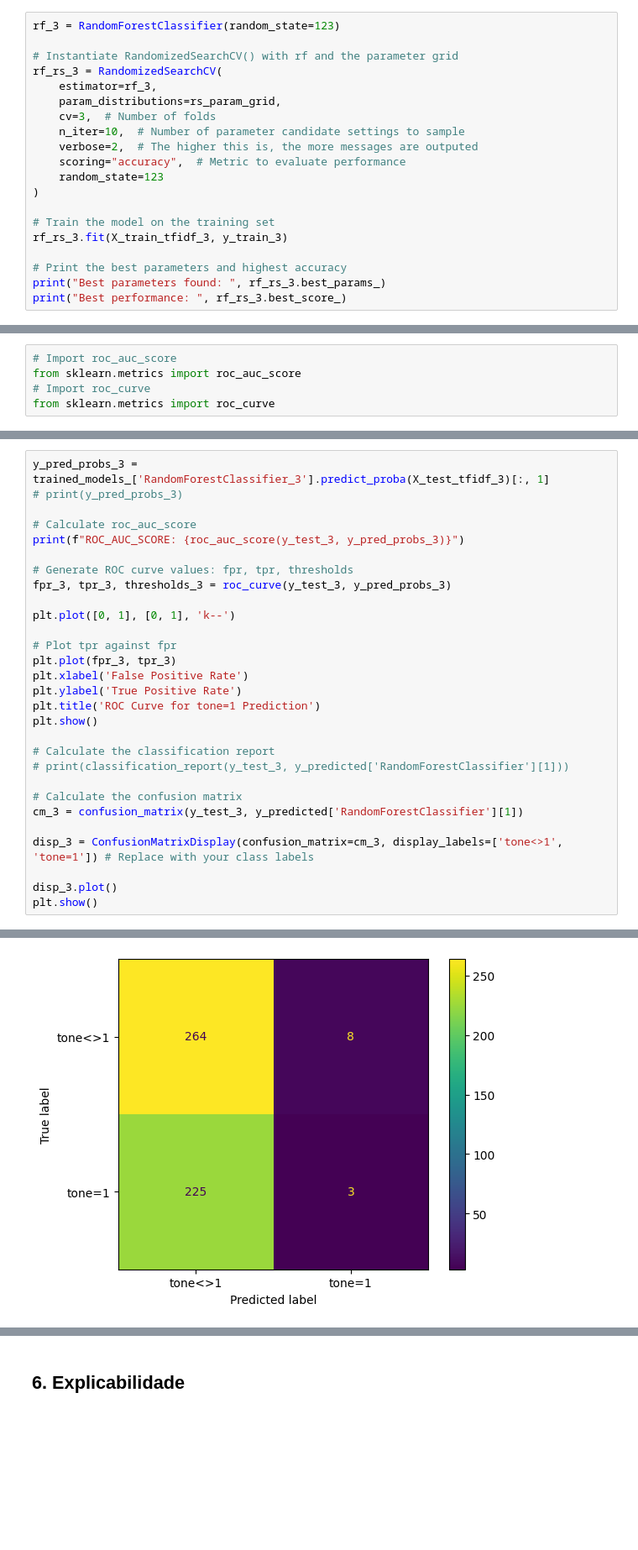
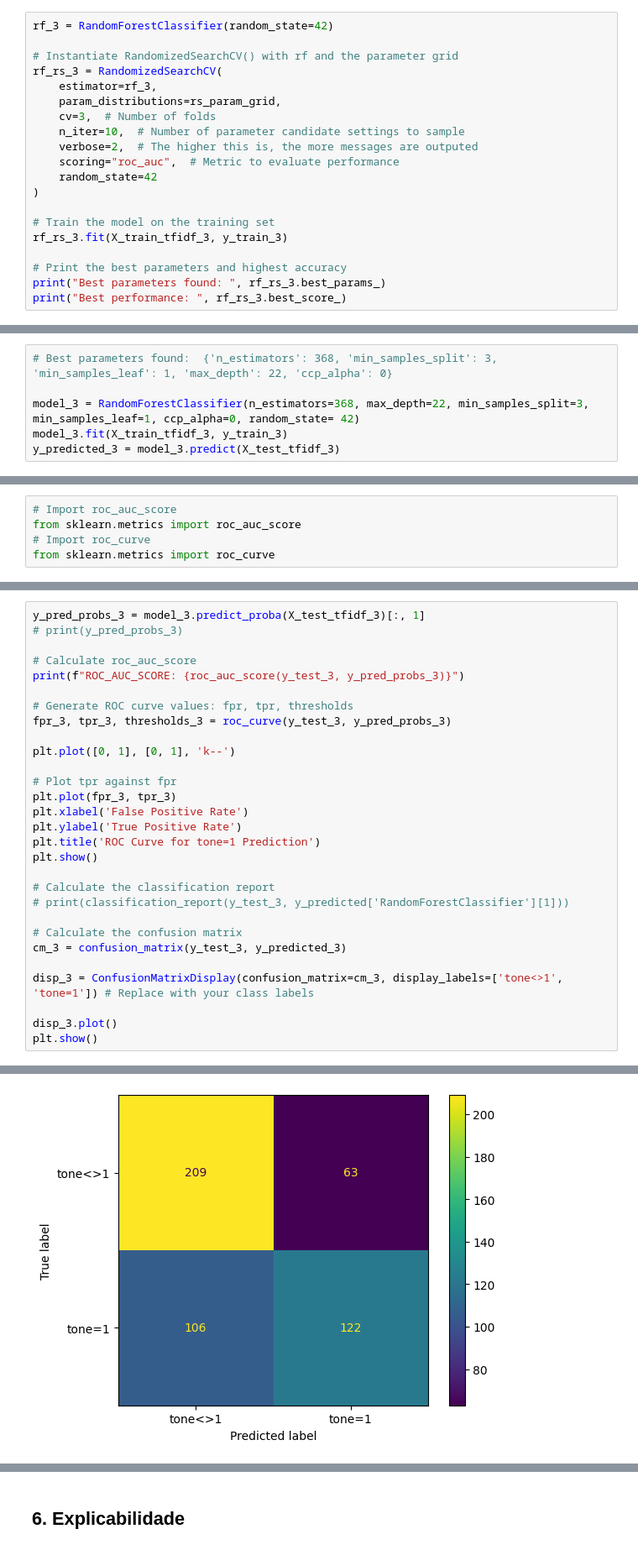
Before and after one commit to Carabinero/politeness-review-classification, a Jupyter notebook: politeness_convencional_v1_5.ipynb, the cells around one changed output, grey strips where cells are left out. Shown at 84% size. Drawn from its saved outputs; the diff is of its cells as text; blank space fills up the shorter version.

```diff
--- a/politeness_convencional_v1_5.ipynb
+++ b/politeness_convencional_v1_5.ipynb
@@ -744,5 +744,5 @@ Best performance:  0.7673835754795274
 # %%
-rf_3 = RandomForestClassifier(random_state=123)
+rf_3 = RandomForestClassifier(random_state=42)
 
 # Instantiate RandomizedSearchCV() with rf and the parameter grid
 rf_rs_3 = RandomizedSearchCV(
@@ -751,8 +751,8 @@ rf_rs_3 = RandomizedSearchCV(
     cv=3,  # Number of folds
     n_iter=10,  # Number of parameter candidate settings to sample
     verbose=2,  # The higher this is, the more messages are outputed
-    scoring="accuracy",  # Metric to evaluate performance
-    random_state=123
+    scoring="roc_auc",  # Metric to evaluate performance
+    random_state=42
 )
 
 # Train the model on the training set
@@ -857,0 +872,6 @@ Best performance:  0.9589799694747221
+# %%
+# Best parameters found:  {'n_estimators': 368, 'min_samples_split': 3, 'min_samples_leaf': 1, 'max_depth': 22, 'ccp_alpha': 0}
+
+model_3 = RandomForestClassifier(n_estimators=368, max_depth=22, min_samples_split=3, min_samples_leaf=1, ccp_alpha=0, random_state= 42)
+model_3.fit(X_train_tfidf_3, y_train_3)
+y_predicted_3 = model_3.predict(X_test_tfidf_3)
@@ -938,5 +970,5 @@ ROC_AUC_SCORE: 0.6668911637931033
 # %%
-y_pred_probs_3 = trained_models_['RandomForestClassifier_3'].predict_proba(X_test_tfidf_3)[:, 1]
+y_pred_probs_3 = model_3.predict_proba(X_test_tfidf_3)[:, 1]
 # print(y_pred_probs_3)
 
 # Calculate roc_auc_score
@@ -958,7 +990,7 @@ plt.show()
 # print(classification_report(y_test_3, y_predicted['RandomForestClassifier'][1]))
 
 # Calculate the confusion matrix
-cm_3 = confusion_matrix(y_test_3, y_predicted['RandomForestClassifier'][1])
+cm_3 = confusion_matrix(y_test_3, y_predicted_3)
 
 disp_3 = ConfusionMatrixDisplay(confusion_matrix=cm_3, display_labels=['tone<>1', 'tone=1']) # Replace with your class labels
 
@@ -970,2 +1002,2 @@ ROC_AUC_SCORE: 0.6666263544891641
-[figure, old version]
+[figure, new version]
 # %%
```
Also changed, not shown: parts of 21 cells of this notebook.
